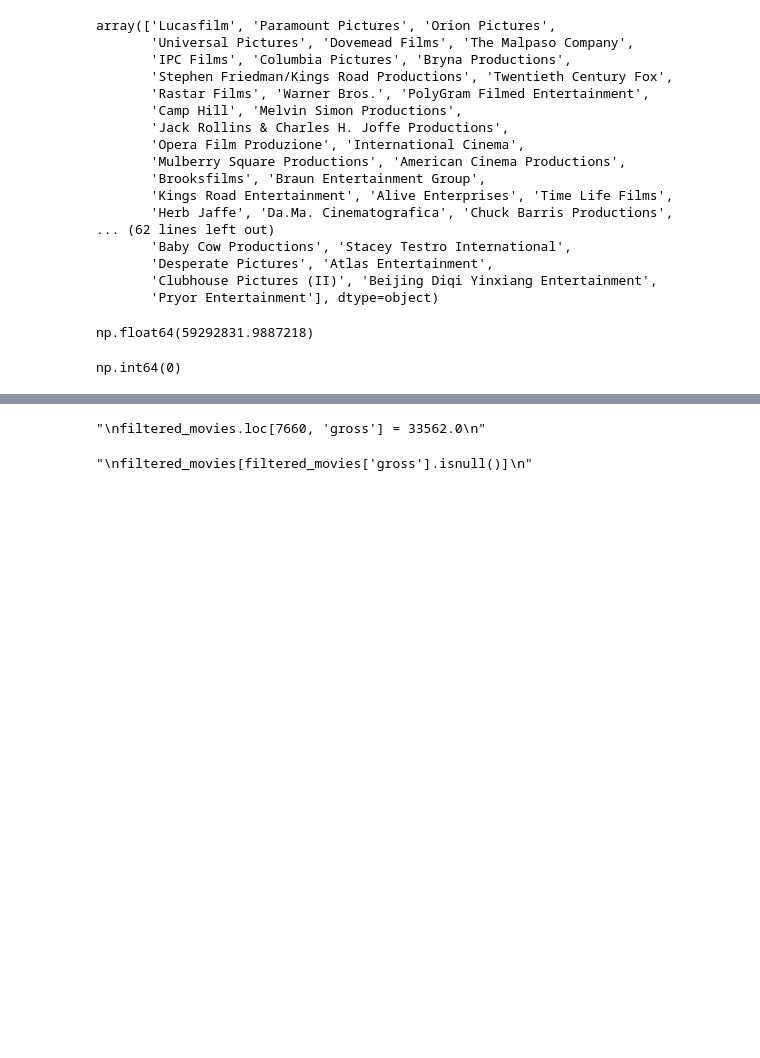
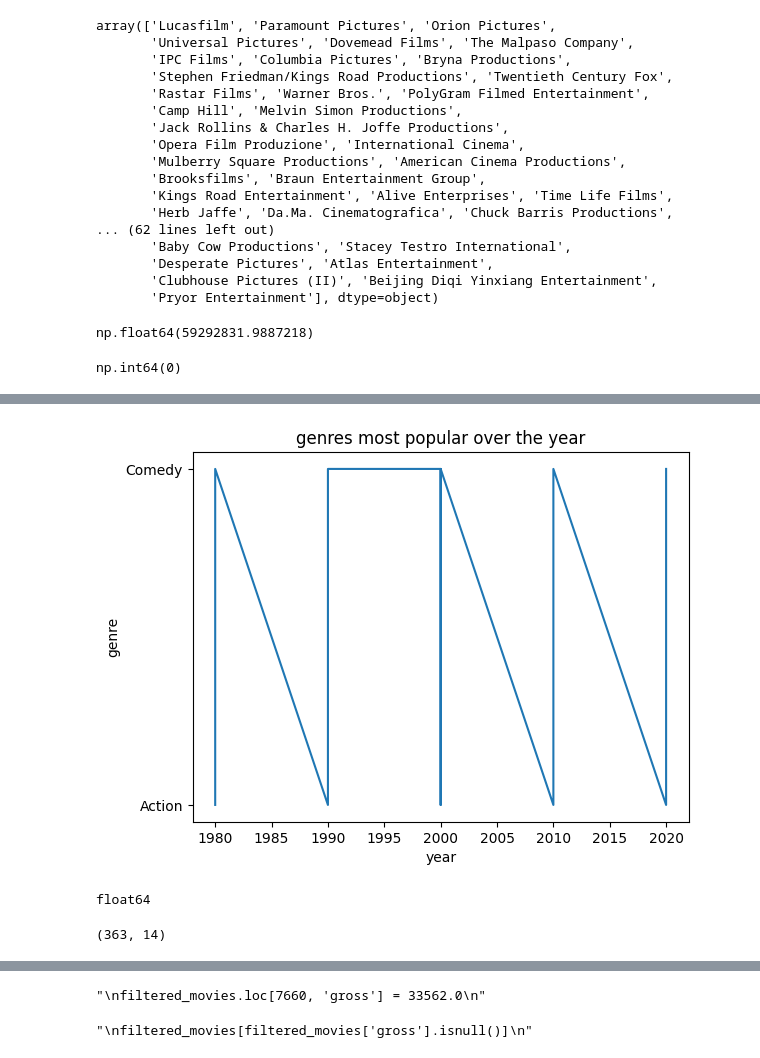
Before and after one commit to Kaidense2026/Pop_culture-, a Jupyter notebook: Pop_Culture_research_project.ipynb, the cells around one changed output, grey strips where cells are left out. Saved outputs shown, nothing was run; the diff lists cells and outputs as text; code cells hidden in the pictures; blank space fills up the shorter version.

```diff
--- a/Pop_Culture_research_project.ipynb
+++ b/Pop_Culture_research_project.ipynb
@@ -544,0 +545,19 @@ plt.show()
+# %%
+x = refiltered_movies['year']
+y = refiltered_movies['genre']
+plt.plot(x, y)
+plt.title('genres most popular over the year')
+plt.xlabel('year')
+plt.ylabel('genre')
+
+plt.show()
+# %% [output]
+[figure, added]
+# %%
+print(refiltered_movies['profit'].dtype)
+# %% [output]
+float64
+# %%
+print(refiltered_movies.shape)
+# %% [output]
+(363, 14)
```
Also changed, not shown: parts of 7 cells of this notebook.
